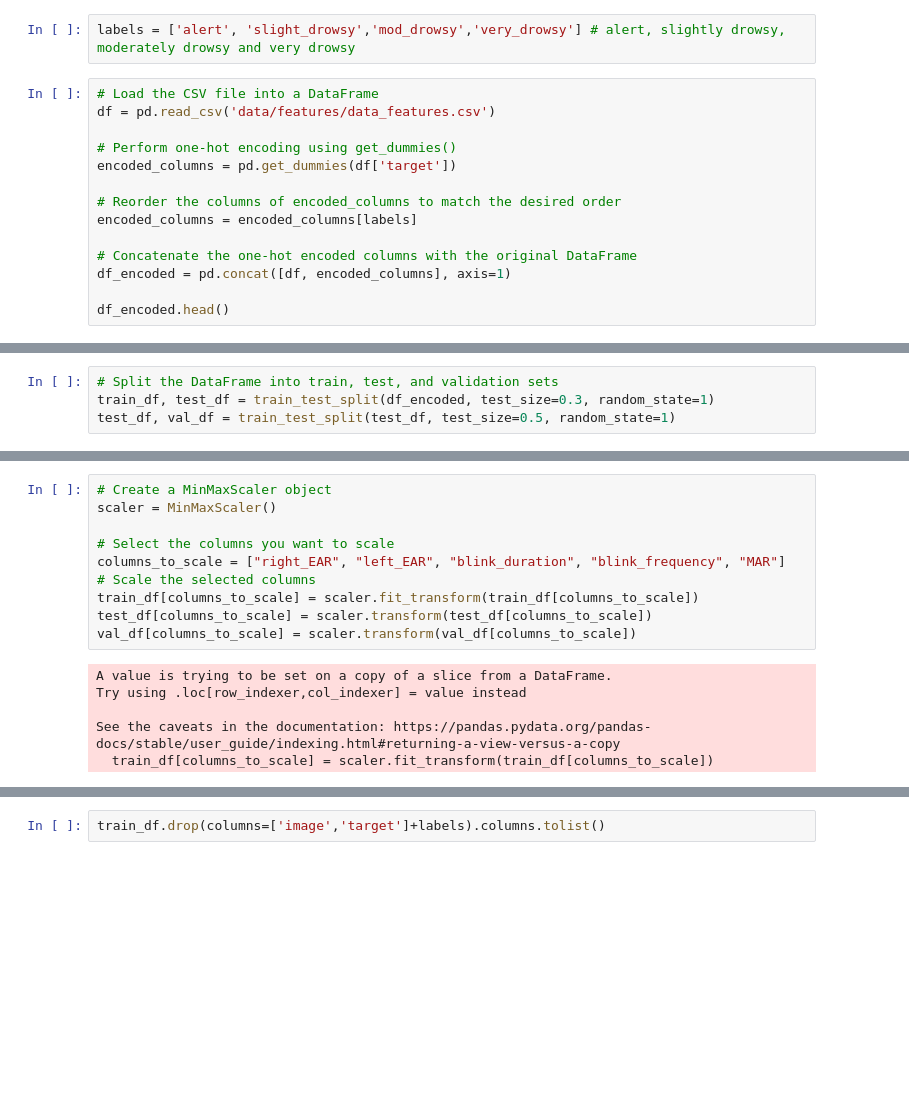
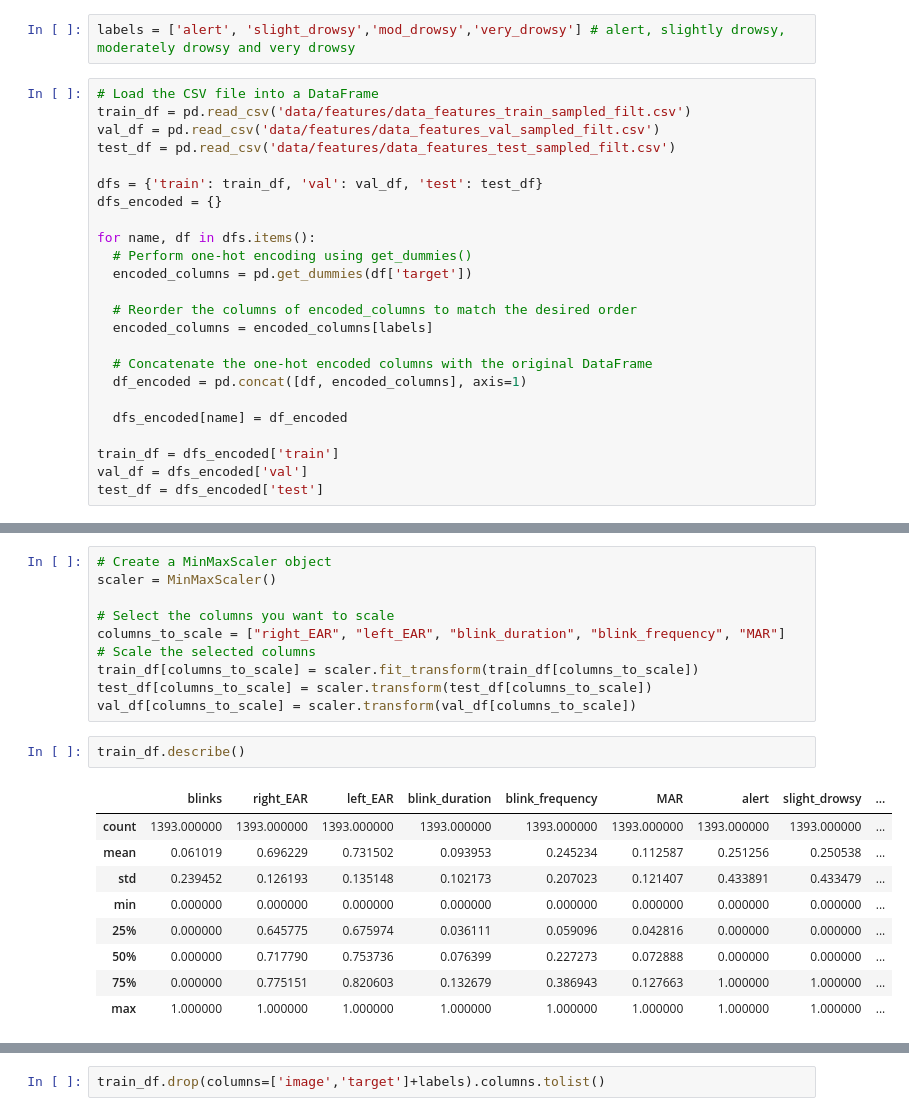
Before and after one commit to carlotala/TFG_BA_project_code, a Jupyter notebook: model_workflow.ipynb, the cells around one changed output, grey strips where cells are left out. Cells and saved outputs as stored; diff of their text form; blank space fills up the shorter version.

```diff
--- a/model_workflow.ipynb
+++ b/model_workflow.ipynb
@@ -13,15 +20,25 @@ from keras.layers import Input, Conv2D, MaxPooling2D, Flatten, Dense, Concatenat
 labels = ['alert', 'slight_drowsy','mod_drowsy','very_drowsy'] # alert, slightly drowsy, moderately drowsy and very drowsy
 # %%
 # Load the CSV file into a DataFrame
-df = pd.read_csv('data/features/data_features.csv')
+train_df = pd.read_csv('data/features/data_features_train_sampled_filt.csv')
+val_df = pd.read_csv('data/features/data_features_val_sampled_filt.csv')
+test_df = pd.read_csv('data/features/data_features_test_sampled_filt.csv')
 
-# Perform one-hot encoding using get_dummies()
-encoded_columns = pd.get_dummies(df['target'])
+dfs = {'train': train_df, 'val': val_df, 'test': test_df}
+dfs_encoded = {}
 
-# Reorder the columns of encoded_columns to match the desired order
-encoded_columns = encoded_columns[labels]
+for name, df in dfs.items():
+  # Perform one-hot encoding using get_dummies()
+  encoded_columns = pd.get_dummies(df['target'])
 
-# Concatenate the one-hot encoded columns with the original DataFrame
-df_encoded = pd.concat([df, encoded_columns], axis=1)
+  # Reorder the columns of encoded_columns to match the desired order
+  encoded_columns = encoded_columns[labels]
 
-df_encoded.head()
+  # Concatenate the one-hot encoded columns with the original DataFrame
+  df_encoded = pd.concat([df, encoded_columns], axis=1)
+
+  dfs_encoded[name] = df_encoded
+
+train_df = dfs_encoded['train']
+val_df = dfs_encoded['val']
+test_df = dfs_encoded['test']
@@ -35,4 +44,0 @@ df_encoded.head()
-# %%
-# Split the DataFrame into train, test, and validation sets
-train_df, test_df = train_test_split(df_encoded, test_size=0.3, random_state=1)
-test_df, val_df = train_test_split(test_df, test_size=0.5, random_state=1)
@@ -46,9 +65,15 @@ columns_to_scale = ["right_EAR", "left_EAR", "blink_duration", "blink_frequency"
 train_df[columns_to_scale] = scaler.fit_transform(train_df[columns_to_scale])
 test_df[columns_to_scale] = scaler.transform(test_df[columns_to_scale])
 val_df[columns_to_scale] = scaler.transform(val_df[columns_to_scale])
-# %% [output]
-A value is trying to be set on a copy of a slice from a DataFrame.
-Try using .loc[row_indexer,col_indexer] = value instead
-
-See the caveats in the documentation: https://pandas.pydata.org/pandas-docs/stable/user_guide/indexing.html#returning-a-view-versus-a-copy
-  train_df[columns_to_scale] = scaler.fit_transform(train_df[columns_to_scale])
+# %%
+train_df.describe()
+# %% [output]
+|  | blinks | right_EAR | left_EAR | blink_duration | blink_frequency | MAR | alert | slight_drowsy | ... |
+| count | 1393.000000 | 1393.000000 | 1393.000000 | 1393.000000 | 1393.000000 | 1393.000000 | 1393.000000 | 1393.000000 | ... |
+| mean | 0.061019 | 0.696229 | 0.731502 | 0.093953 | 0.245234 | 0.112587 | 0.251256 | 0.250538 | ... |
+| std | 0.239452 | 0.126193 | 0.135148 | 0.102173 | 0.207023 | 0.121407 | 0.433891 | 0.433479 | ... |
+| min | 0.000000 | 0.000000 | 0.000000 | 0.000000 | 0.000000 | 0.000000 | 0.000000 | 0.000000 | ... |
+| 25% | 0.000000 | 0.645775 | 0.675974 | 0.036111 | 0.059096 | 0.042816 | 0.000000 | 0.000000 | ... |
+| 50% | 0.000000 | 0.717790 | 0.753736 | 0.076399 | 0.227273 | 0.072888 | 0.000000 | 0.000000 | ... |
+| 75% | 0.000000 | 0.775151 | 0.820603 | 0.132679 | 0.386943 | 0.127663 | 1.000000 | 1.000000 | ... |
+| max | 1.000000 | 1.000000 | 1.000000 | 1.000000 | 1.000000 | 1.000000 | 1.000000 | 1.000000 | ... |
```
Also changed, not shown: parts of 30 cells of this notebook, 1 other file.
